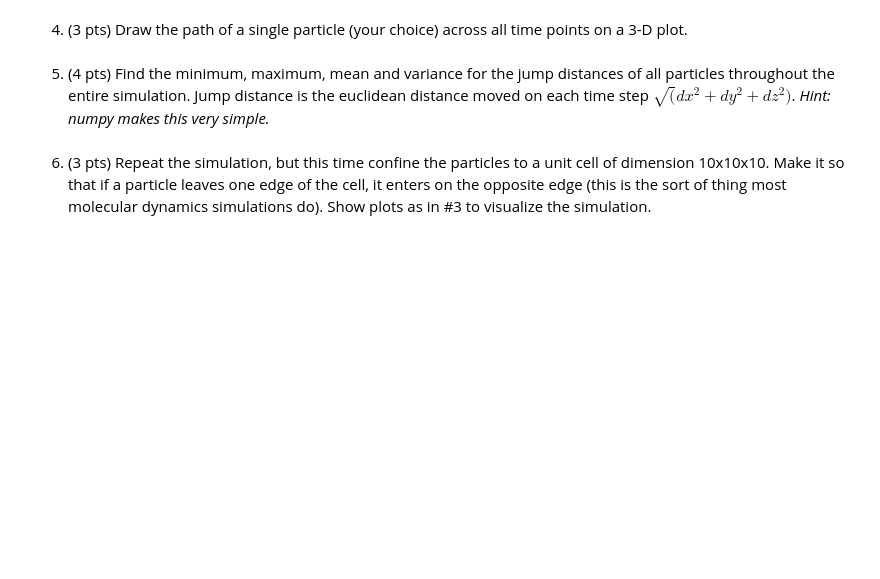
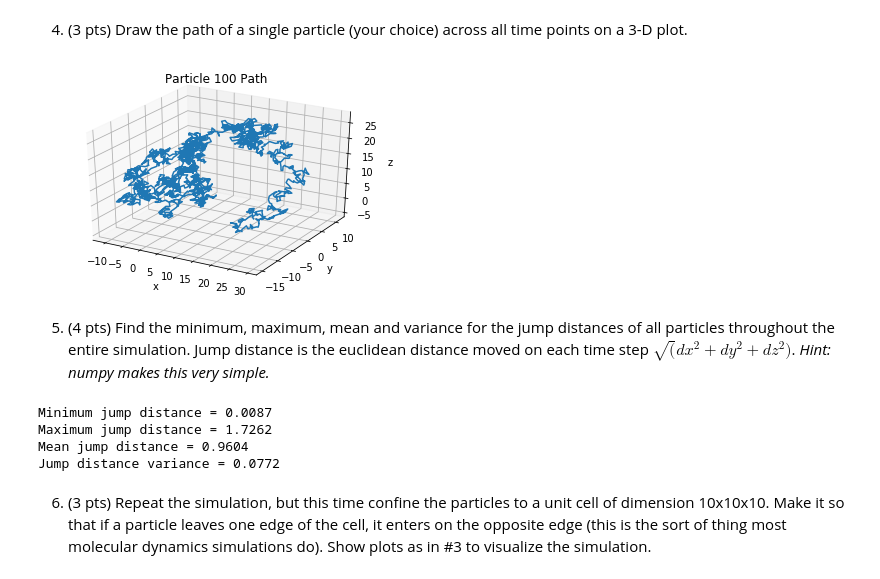
Before and after one commit to marcel-goldschen-ohm/NEU-337-Spring-2020, a Jupyter notebook: homework/homework-Feb-06-randomwalk.ipynb, the cells around one changed output. Saved outputs shown, nothing was run; the diff lists cells and outputs as text; code cells hidden in the pictures; blank space fills up the shorter version.

```diff
--- a/homework/homework-Feb-06-randomwalk.ipynb
+++ b/homework/homework-Feb-06-randomwalk.ipynb
@@ -14,6 +59,38 @@ Write a program simulating a three-dimensional random walk in a continuous space
 # %% [markdown]
 4. (3 pts) Draw the path of a single particle (your choice) across all time points on a 3-D plot.
+# %%
+i = 100
+x = particlePositions[i,0,:]
+y = particlePositions[i,1,:]
+z = particlePositions[i,2,:]
+
+fig = plt.figure()
+ax = fig.gca(projection='3d')
+ax.plot(x, y, z)
+ax.set_xlabel('x')
+ax.set_ylabel('y')
+ax.set_zlabel('z')
+ax.set_title(f"Particle {i} Path");
+# %% [output]
+[figure, added]
 # %% [markdown]
 5. (4 pts) Find the minimum, maximum, mean and variance for the jump distances of all particles throughout the entire simulation. Jump distance is the euclidean distance moved on each time step $\sqrt(dx^2+dy^2+dz^2)$. *Hint: numpy makes this very simple.*
+# %%
+jumpDists = np.sqrt(((particlePositions[:,:,1:] - particlePositions[:,:,:-1])**2).sum(axis=1))
+
+minJumpDist = jumpDists.min()
+maxJumpDist = jumpDists.max()
+meanJumpDist = jumpDists.mean()
+jumpDistVar = jumpDists.var()
+
+print(f"Minimum jump distance = {minJumpDist :.4f}")
+print(f"Maximum jump distance = {maxJumpDist :.4f}")
+print(f"Mean jump distance = {meanJumpDist :.4f}")
+print(f"Jump distance variance = {jumpDistVar :.4f}")
+# %% [output]
+Minimum jump distance = 0.0087
+Maximum jump distance = 1.7262
+Mean jump distance = 0.9604
+Jump distance variance = 0.0772
 # %% [markdown]
 6. (3 pts) Repeat the simulation, but this time confine the particles to a unit cell of dimension 10x10x10. Make it so that if a particle leaves one edge of the cell, it enters on the opposite edge (this is the sort of thing most molecular dynamics simulations do). Show plots as in #3 to visualize the simulation.
```
Also changed, not shown: parts of 6 cells of this notebook, 8 other files.
